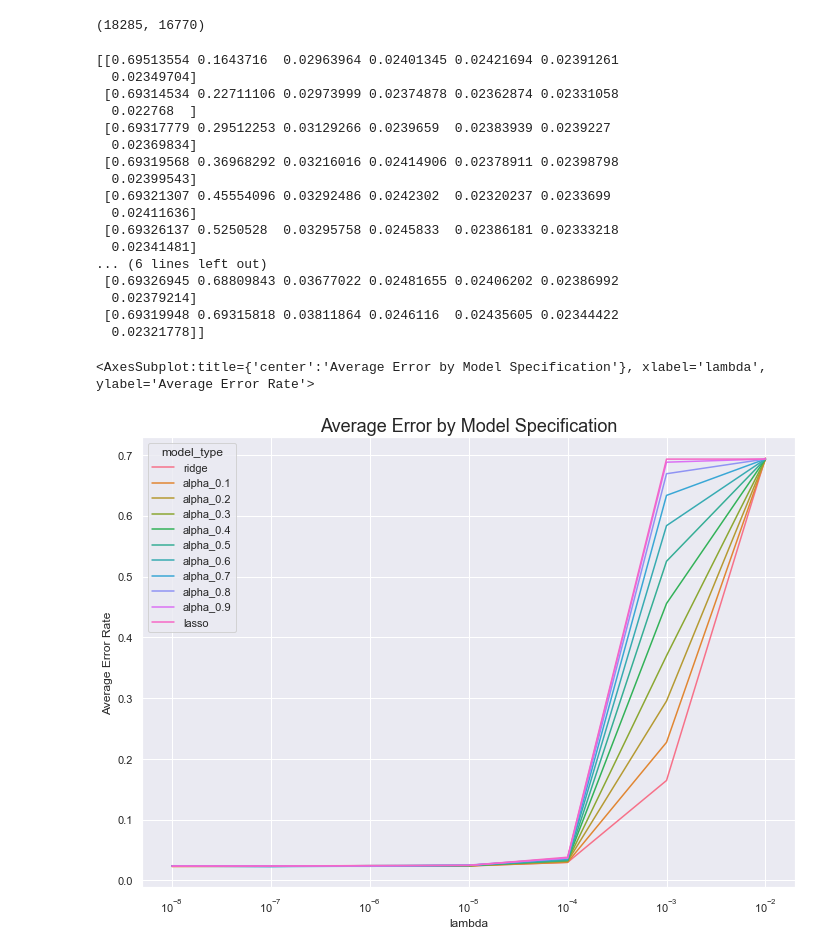
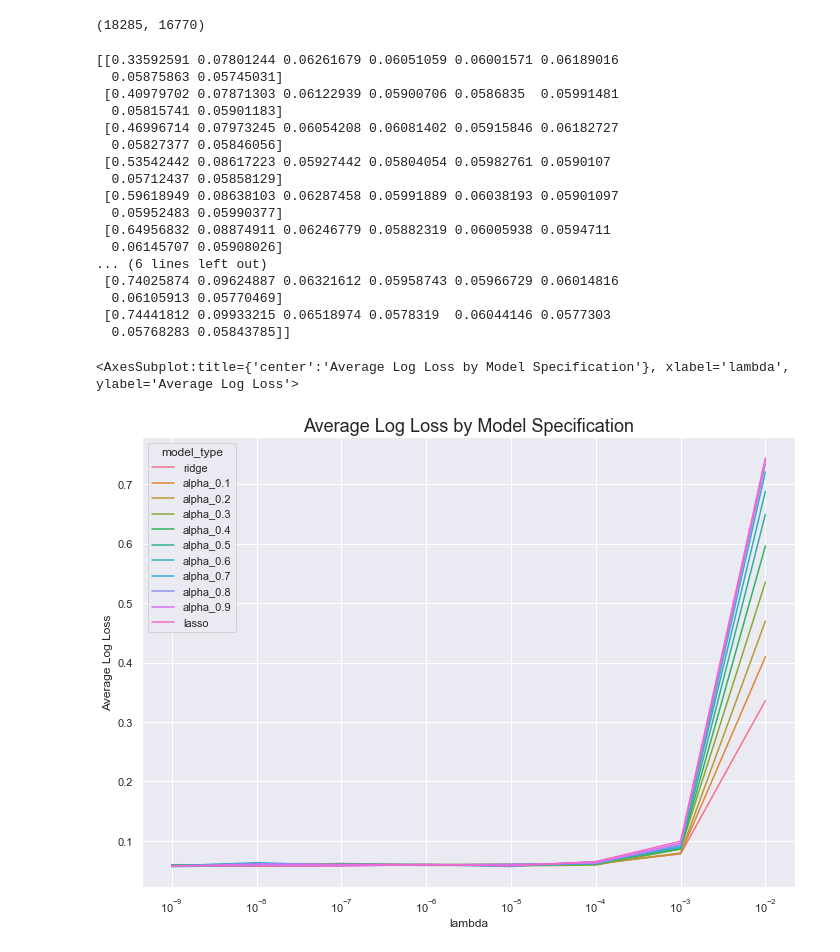
Before and after one commit to nuriaar/fake_news_regularization_methods, a Jupyter notebook: final.ipynb, the cells around one changed output. Drawn from its saved outputs; the diff is of its cells as text; code cells hidden in the pictures.

```diff
--- a/final.ipynb
+++ b/final.ipynb
@@ -55,26 +59,26 @@ for i, lambda_ in enumerate(lambdas):
         y_val = y_train[val1:val2]
         y_train2 = np.delete(y_train, np.s_[val1:val2], axis=0)
 
-        log_loss[:,k] = gradient_descent(X_train_buckets, X_val_bucket, y_train2, y_val, n_alphas, lambda_)
+        log_loss[:,k] = gradient_descent(X_train_buckets, X_val_bucket, y_train2, y_val, n_alphas, lambda_, 0.01, 10000)
 
     avg_loss_by_penalty[:,i] = np.mean(log_loss, axis=1)
 # %%
 print(avg_loss_by_penalty)
 # %% [output]
-[[0.69513554 0.1643716  0.02963964 0.02401345 0.02421694 0.02391261
-  0.02349704]
- [0.69314534 0.22711106 0.02973999 0.02374878 0.02362874 0.02331058
-  0.022768  ]
- [0.69317779 0.29512253 0.03129266 0.0239659  0.02383939 0.0239227
-  0.02369834]
- [0.69319568 0.36968292 0.03216016 0.02414906 0.02378911 0.02398798
-  0.02399543]
- [0.69321307 0.45554096 0.03292486 0.0242302  0.02320237 0.0233699
-  0.02411636]
- [0.69326137 0.5250528  0.03295758 0.0245833  0.02386181 0.02333218
-  0.02341481]
+[[0.33592591 0.07801244 0.06261679 0.06051059 0.06001571 0.06189016
+  0.05875863 0.05745031]
+ [0.40979702 0.07871303 0.06122939 0.05900706 0.0586835  0.05991481
+  0.05815741 0.05901183]
+ [0.46996714 0.07973245 0.06054208 0.06081402 0.05915846 0.06182727
+  0.05827377 0.05846056]
+ [0.53542442 0.08617223 0.05927442 0.05804054 0.05982761 0.0590107
+  0.05712437 0.05858129]
+ [0.59618949 0.08638103 0.06287458 0.05991889 0.06038193 0.05901097
+  0.05952483 0.05990377]
+ [0.64956832 0.08874911 0.06246779 0.05882319 0.06005938 0.0594711
+  0.06145707 0.05908026]
 ... (6 lines left out)
- [0.69326945 0.68809843 0.03677022 0.02481655 0.02406202 0.02386992
-  0.02379214]
- [0.69319948 0.69315818 0.03811864 0.0246116  0.02435605 0.02344422
-  0.02321778]]
+ [0.74025874 0.09624887 0.06321612 0.05958743 0.05966729 0.06014816
+  0.06105913 0.05770469]
+ [0.74441812 0.09933215 0.06518974 0.0578319  0.06044146 0.0577303
+  0.05768283 0.05843785]]
@@ -96,8 +85,8 @@ def get_best_vals(avg_err_array, lambdas):
 # %%
-graph_log_loss(avg_loss_by_penalty)
+graph_log_loss(avg_loss_by_penalty, lambdas)
 # %% [output]
-<AxesSubplot:title={'center':'Average Error by Model Specification'}, xlabel='lambda', ylabel='Average Error Rate'>
+<AxesSubplot:title={'center':'Average Log Loss by Model Specification'}, xlabel='lambda', ylabel='Average Log Loss'>
-[figure, old version]
+[figure, new version]
 # %%
 ridge_lambda, lasso_lambda, en_lambda, best_alpha = get_best_vals(avg_loss_by_penalty, lambdas)
 print("Best lambda for ridge regularization: ", ridge_lambda)
```
Also changed, not shown: parts of 8 cells of this notebook.
